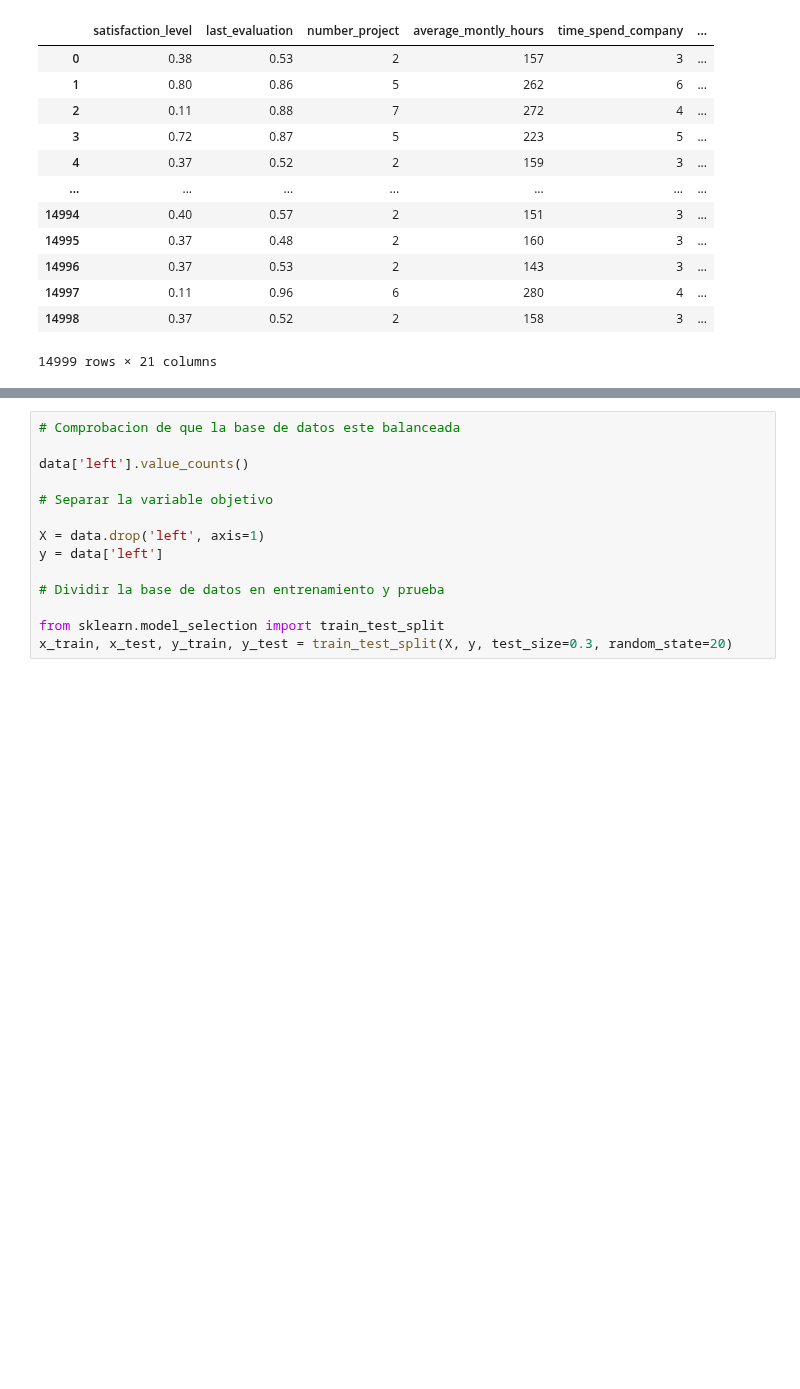
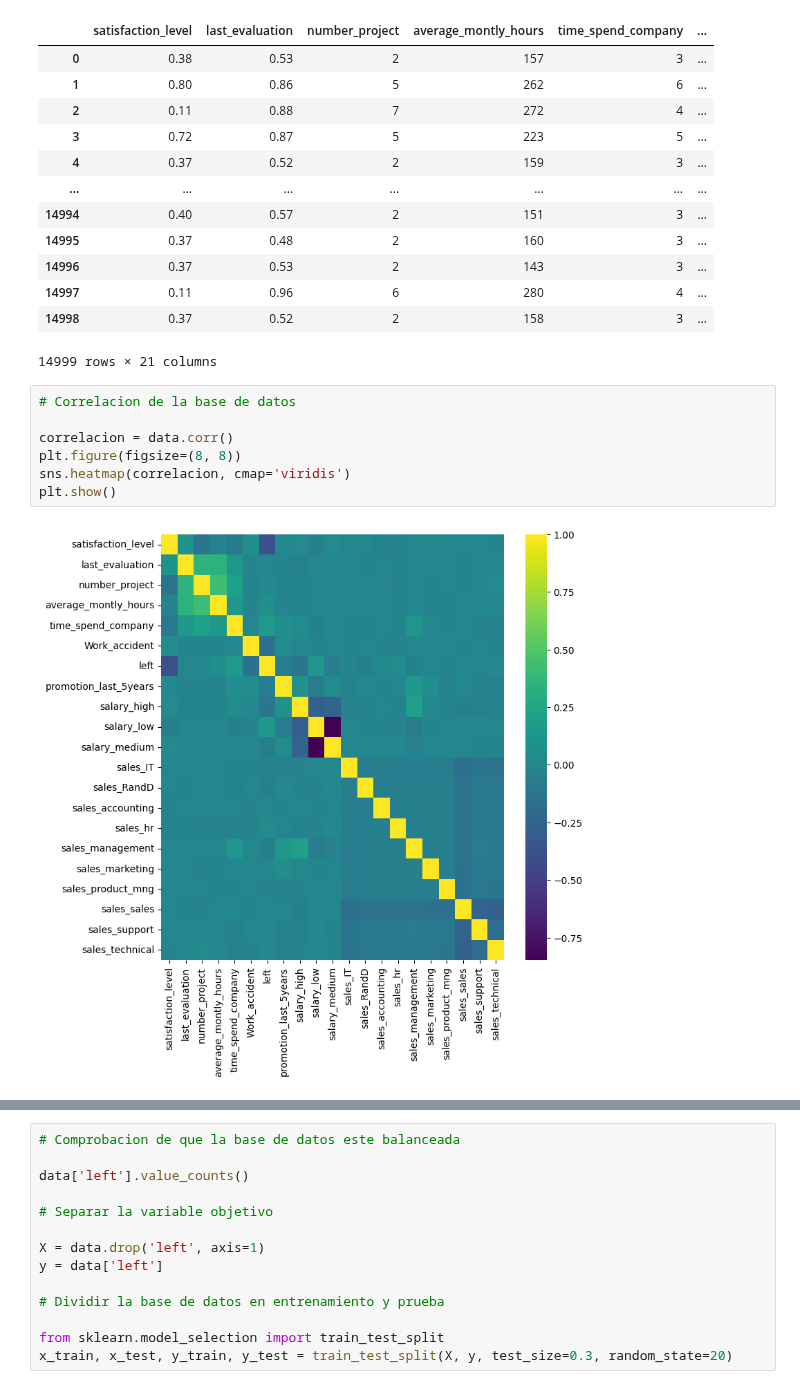
Before and after one commit to Benmaza/Benmaza, a Jupyter notebook: EBAC/Tareas/TareaM21-CD-RubenMaza.ipynb, the cells around one changed output, grey strips where cells are left out. Drawn from its saved outputs; the diff is of its cells as text; blank space fills up the shorter version.

```diff
--- a/EBAC/Tareas/TareaM21-CD-RubenMaza.ipynb
+++ b/EBAC/Tareas/TareaM21-CD-RubenMaza.ipynb
@@ -45,4 +59,13 @@ data
 | 14997 | 0.11 | 0.96 | 6 | 280 | 4 | ... |
 | 14998 | 0.37 | 0.52 | 2 | 158 | 3 | ... |
 14999 rows × 21 columns
+# %%
+# Correlacion de la base de datos
+
+correlacion = data.corr()
+plt.figure(figsize=(8, 8))
+sns.heatmap(correlacion, cmap='viridis')
+plt.show()
+# %% [output]
+[figure, added]
 # %%
```
Also changed, not shown: parts of 12 cells of this notebook.
